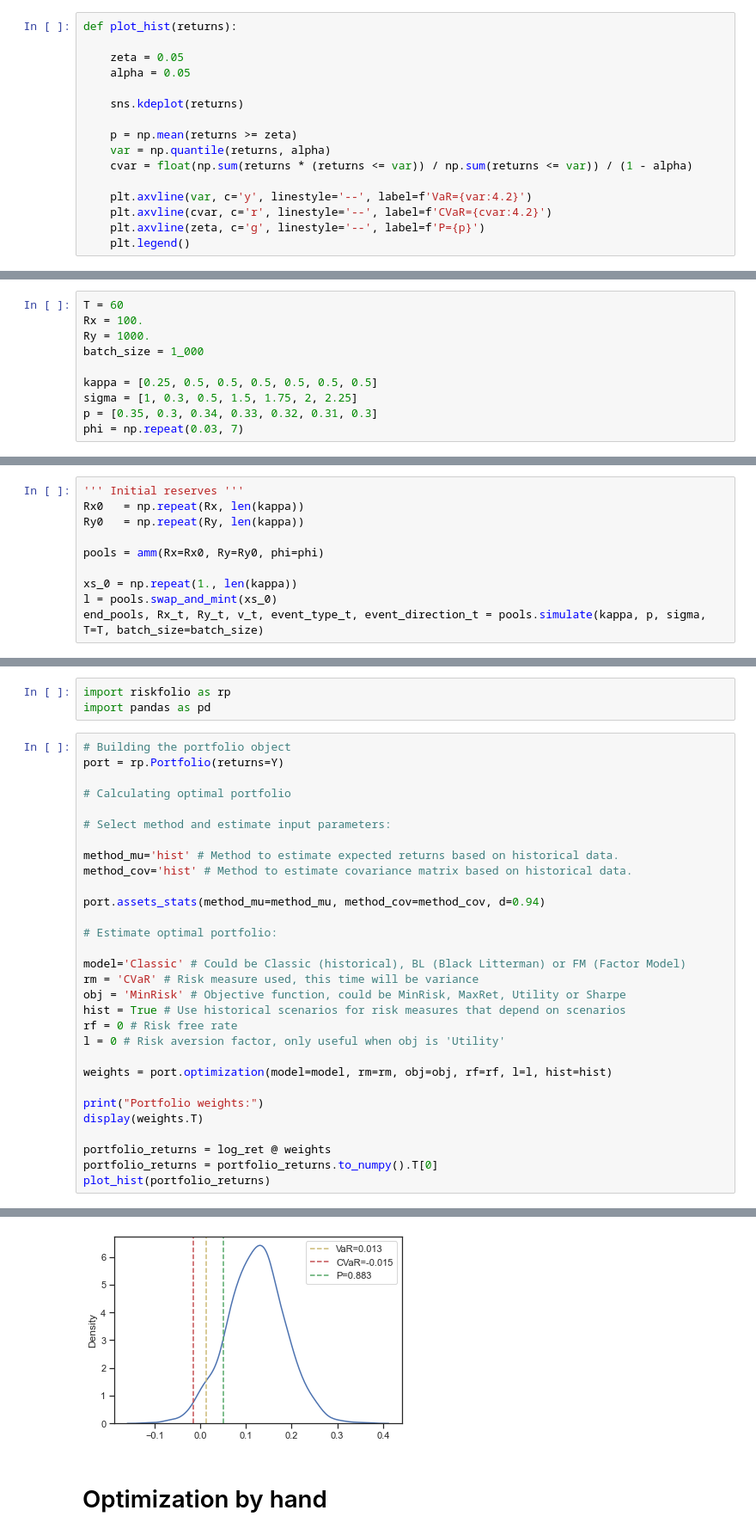
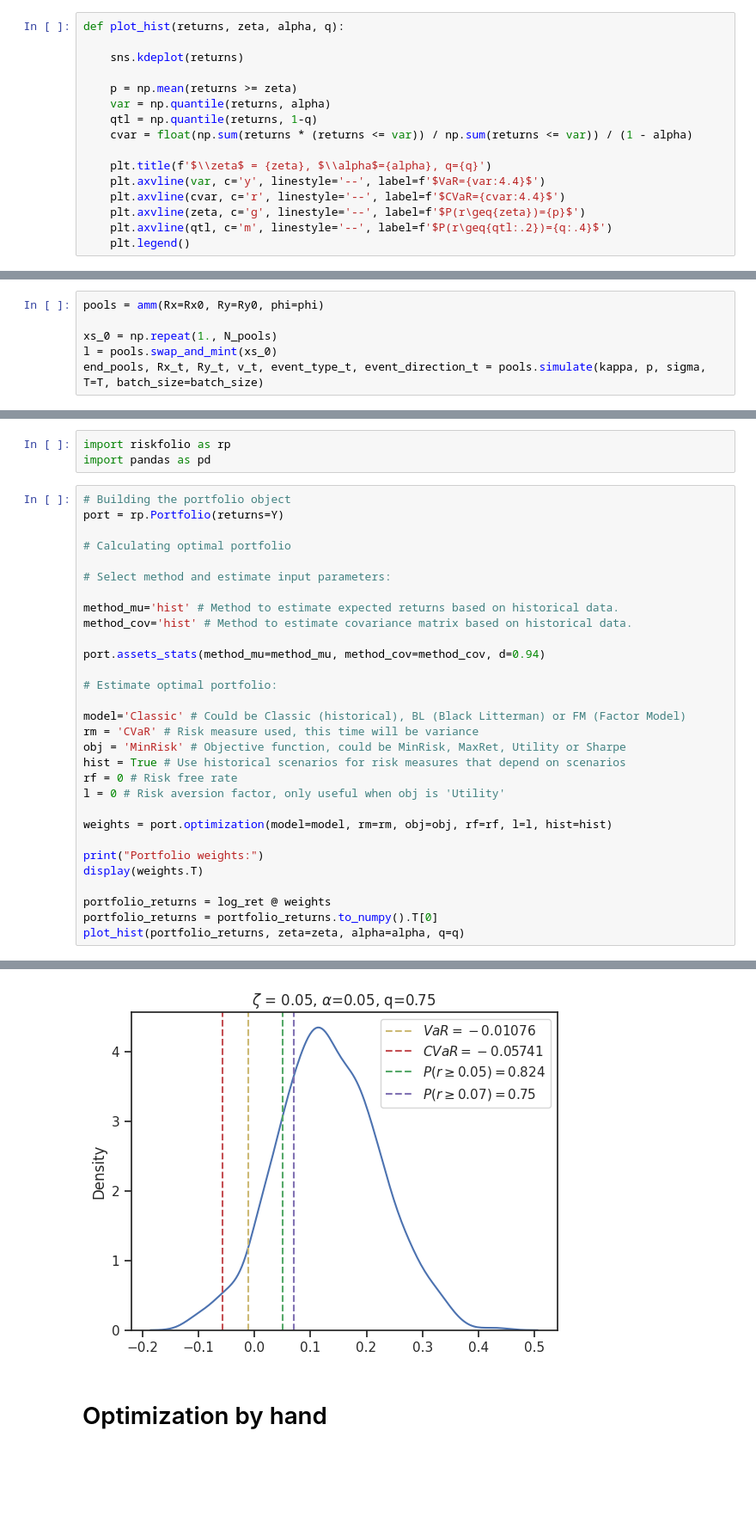
Before and after one commit to starovoitovs/defi, a Jupyter notebook: generator_cvar_soc.ipynb, the cells around one changed output, grey strips where cells are left out. Shown: that part at 86% size. Cells and saved outputs as stored; diff of their text form; blank space fills up the shorter version.

```diff
--- a/generator_cvar_soc.ipynb
+++ b/generator_cvar_soc.ipynb
@@ -16,20 +16,20 @@ import pandas as pd
 # %% [markdown]
 # Helper functions
 # %%
-def plot_hist(returns):
-
-    zeta = 0.05
-    alpha = 0.05
+def plot_hist(returns, zeta, alpha, q):
 
     sns.kdeplot(returns)
 
     p = np.mean(returns >= zeta)
     var = np.quantile(returns, alpha)
+    qtl = np.quantile(returns, 1-q)
     cvar = float(np.sum(returns * (returns <= var)) / np.sum(returns <= var)) / (1 - alpha)
 
-    plt.axvline(var, c='y', linestyle='--', label=f'VaR={var:4.2}')
-    plt.axvline(cvar, c='r', linestyle='--', label=f'CVaR={cvar:4.2}')
-    plt.axvline(zeta, c='g', linestyle='--', label=f'P={p}')
+    plt.title(f'$\\zeta$ = {zeta}, $\\alpha$={alpha}, q={q}')
+    plt.axvline(var, c='y', linestyle='--', label=f'$VaR={var:4.4}$')
+    plt.axvline(cvar, c='r', linestyle='--', label=f'$CVaR={cvar:4.4}$')
+    plt.axvline(zeta, c='g', linestyle='--', label=f'$P(r\geq{zeta})={p}$')
+    plt.axvline(qtl, c='m', linestyle='--', label=f'$P(r\geq{qtl:.2})={q:.4}$')
     plt.legend()
 # %%
 def plot_2d(returns):
@@ -50,12 +56,2 @@ def plot_2d(returns):
 # %% [markdown]
 # Generate returns
-# %%
-T = 60
-Rx = 100.
-Ry = 1000.
-batch_size = 1_000
-
-kappa = [0.25, 0.5, 0.5, 0.5, 0.5, 0.5, 0.5]
-sigma = [1, 0.3, 0.5, 1.5, 1.75, 2, 2.25]
-p = [0.35, 0.3, 0.34, 0.33, 0.32, 0.31, 0.3]
-phi = np.repeat(0.03, 7)
@@ -62,11 +96,7 @@ phi = np.repeat(0.03, 7)
 # %%
-''' Initial reserves '''
-Rx0   = np.repeat(Rx, len(kappa))
-Ry0   = np.repeat(Ry, len(kappa))
-
 pools = amm(Rx=Rx0, Ry=Ry0, phi=phi)
 
-xs_0 = np.repeat(1., len(kappa))
+xs_0 = np.repeat(1., N_pools)
 l = pools.swap_and_mint(xs_0)
 end_pools, Rx_t, Ry_t, v_t, event_type_t, event_direction_t = pools.simulate(kappa, p, sigma, T=T, batch_size=batch_size)
 # %%
@@ -180,6 +210,6 @@ display(weights.T)
 
 portfolio_returns = log_ret @ weights
 portfolio_returns = portfolio_returns.to_numpy().T[0]
-plot_hist(portfolio_returns)
+plot_hist(portfolio_returns, zeta=zeta, alpha=alpha, q=q)
 # %% [output]
 Portfolio weights:
@@ -188,4 +218,4 @@ Portfolio weights:
-[figure, old version]
+[figure, new version]
 # %% [markdown]
 # Optimization by hand
 # %% [markdown]
```
Also changed, not shown: parts of 13 cells of this notebook.
